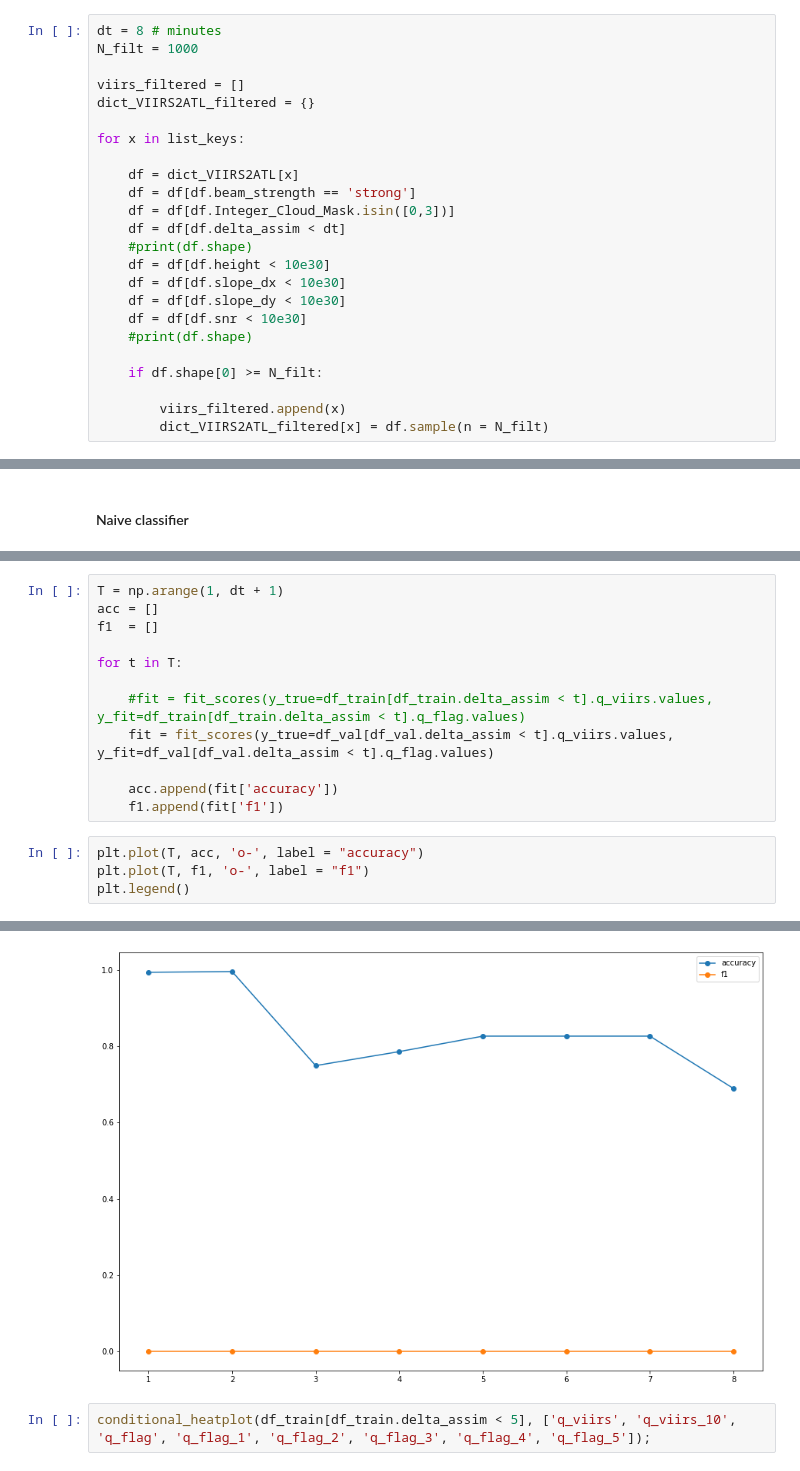
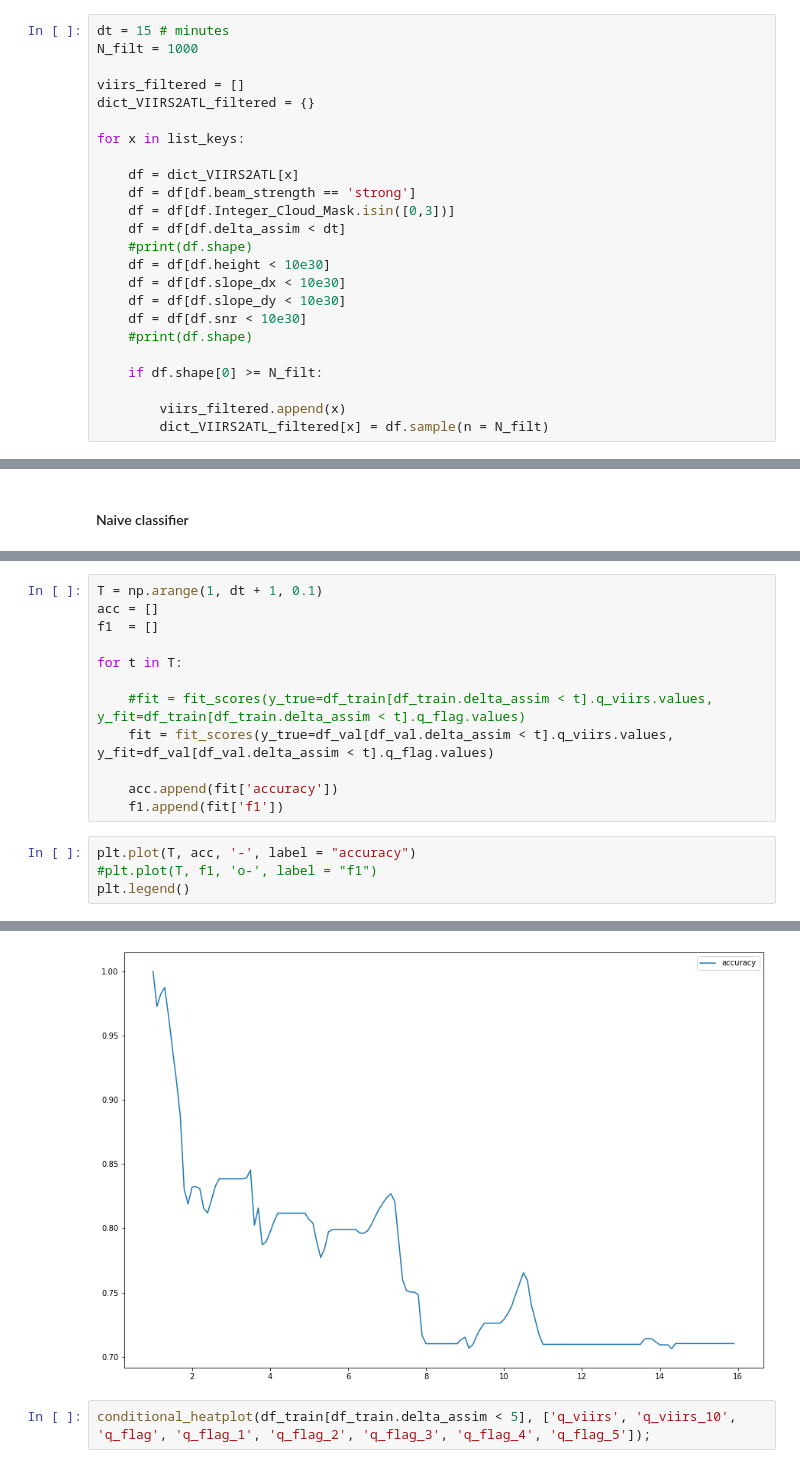
Before and after one commit to ICESAT-2HackWeek/CloudMask, a Jupyter notebook: CloudMask.ipynb, the cells around one changed output, grey strips where cells are left out. Drawn from its saved outputs; the diff is of its cells as text.

```diff
--- a/CloudMask.ipynb
+++ b/CloudMask.ipynb
@@ -268,7 +266,7 @@ I filter the VIIRS files that have at least a minimum of different ATL06 measura
 
 For the VIIRS-ICESat2 retrievals that pass these filters, I restrict the analysis to a subsample of the rows. This is done because the unbalanced proportion of retrievals per VIIRS image.
 # %%
-dt = 8 # minutes
+dt = 15 # minutes
 N_filt = 1000
 
 viirs_filtered = []
@@ -433,5 +441,5 @@ fit_scores(y_true=df_train[df_train.delta_assim < 5].q_viirs.values, y_fit=df_tr
 # %%
-T = np.arange(1, dt + 1)
+T = np.arange(1, dt + 1, 0.1)
 acc = []
 f1  = []
 
@@ -443,12 +451,12 @@ for t in T:
     acc.append(fit['accuracy'])
     f1.append(fit['f1'])
 # %%
-plt.plot(T, acc, 'o-', label = "accuracy")
-plt.plot(T, f1, 'o-', label = "f1")
+plt.plot(T, acc, '-', label = "accuracy")
+#plt.plot(T, f1, 'o-', label = "f1")
 plt.legend()
 # %% [output]
 <matplotlib.legend.Legend at 0x...>
-[figure, old version]
+[figure, new version]
 # %%
 conditional_heatplot(df_train[df_train.delta_assim < 5], ['q_viirs', 'q_viirs_10', 'q_flag', 'q_flag_1', 'q_flag_2', 'q_flag_3', 'q_flag_4', 'q_flag_5']);
 # %% [output]
```
Also changed, not shown: parts of 31 cells of this notebook, 1 other file.
